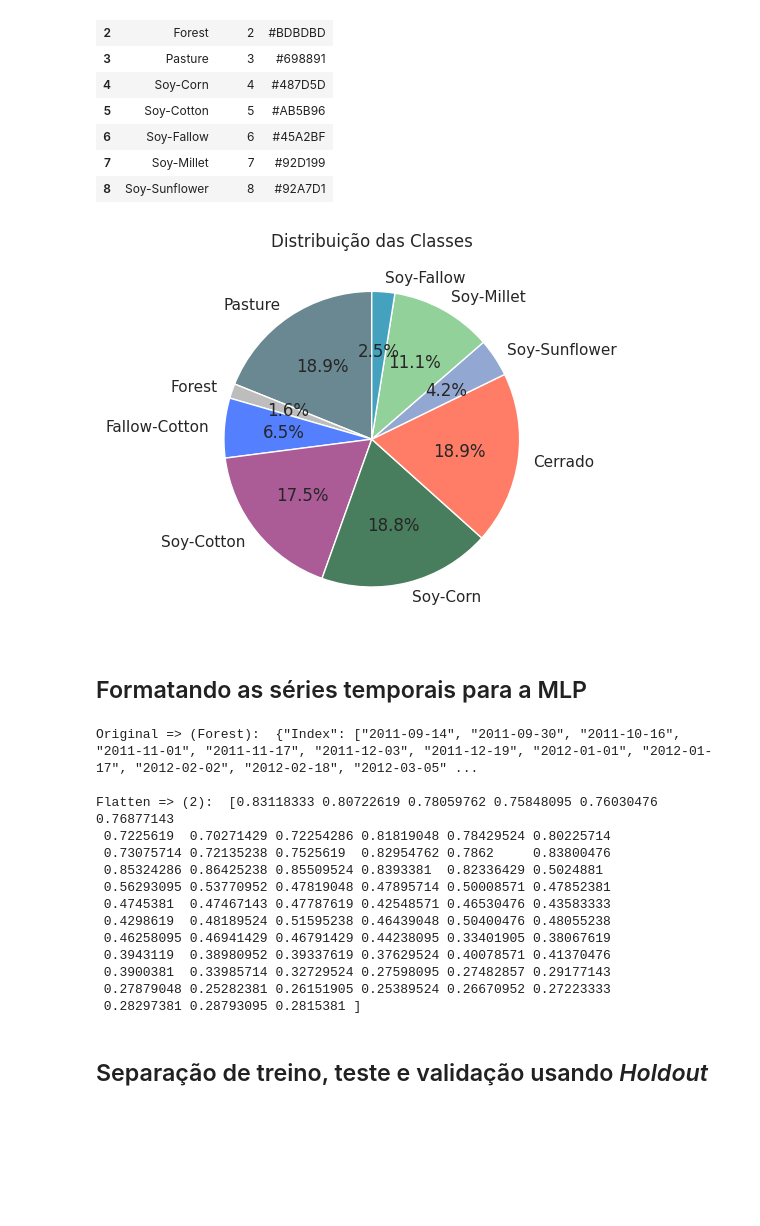
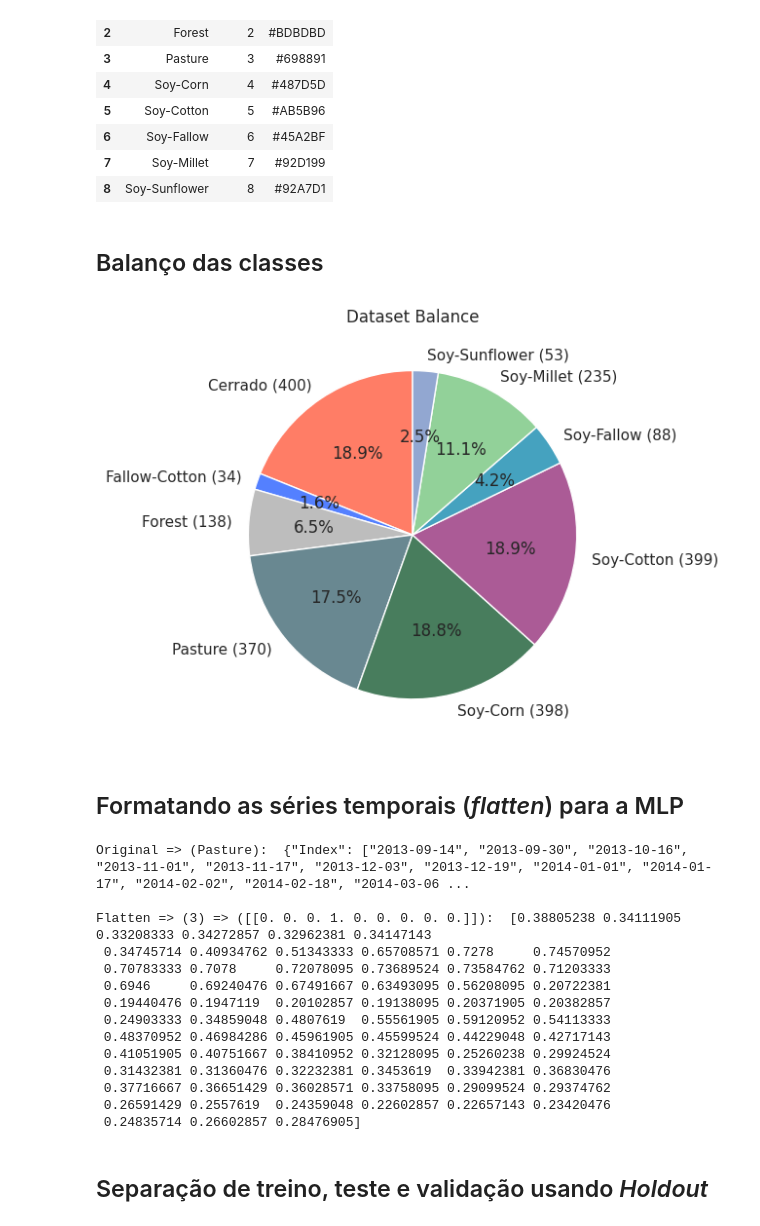
Before and after one commit to AbnerErnaniADSFatec/sbj_grad_neurocomputing_sources, a Jupyter notebook: trabalho_final/trabalho_final.ipynb, the cells around one changed output. Cells and saved outputs as stored; diff of their text form; code cells hidden in the pictures; blank space fills up the shorter version.

```diff
--- a/trabalho_final/trabalho_final.ipynb
+++ b/trabalho_final/trabalho_final.ipynb
@@ -274,29 +265,41 @@ getAllClasses(samples)
 | 6 | Soy-Fallow | 6 | #45A2BF |
 | 7 | Soy-Millet | 7 | #92D199 |
 | 8 | Soy-Sunflower | 8 | #92A7D1 |
+# %% [markdown]
+## Balanço das classes
 # %%
 # Contar amostras por classe
 
 def plot_distribution(samples):
-    class_counts = pd.Series(list(samples['label'])).value_counts().sort_index()
-
-    # Labels (nomes das classes)
-    labels = [ str(getClass(samples, label=label_)['class_name'][0]) for label_ in list(set(samples['label'])) ]
-
-    colors = [ str(getClass(samples, label=label_)['color'][0]) for label_ in list(set(samples['label'])) ]
-
-    # Plotar gráfico de pizza
+    # ======================================================
+    # CLASS COUNTS
+    # ======================================================
+    class_counts = pd.Series(samples['label']).value_counts().sort_index()
+    # ======================================================
+    # LABELS WITH COUNTS
+    # ======================================================
+    labels = []
+    colors = []
+    for label_ in class_counts.index:
+        class_name = getClass(samples, label=label_)['class_name'][0]
+        color = getClass(samples, label=label_)['color'][0]
+        count = class_counts[label_]
+        labels.append(f"{class_name} ({count})")
+        colors.append(color)
+    # ======================================================
+    # PIE PLOT
+    # ======================================================
     plt.figure()
     plt.pie(class_counts, labels=labels, colors=colors, autopct='%1.1f%%', startangle=90)
-    plt.title('Distribuição das Classes')
-
+    plt.title('Dataset Balance')
+    plt.tight_layout()
     plt.show()
 
 plot_distribution(samples = samples_smoothed)
 # %% [output]
-[figure, old version]
+[figure, new version]
 # %% [markdown]
-## Formatando as séries temporais para a MLP
+## Formatando as séries temporais (_flatten_) para a MLP
 # %%
 random_sample = random.randint(0, (len(samples_smoothed) - 1))
 
@@ -305,25 +308,26 @@ flatten = extract_features(original)
 
 label = samples_smoothed['label'][random_sample]
 label_code = encode_label(samples, label)
+one_hot_ = one_hot_ = one_hot([label_code], len(list(set(y))))
 
 print(f"Original => ({label}): ", original, "\n")
-print(f"Flatten => ({label_code}): ", flatten)
+print(f"Flatten => ({label_code}) => ({one_hot_}): ", flatten)
 print()
 # %% [output]
-Original => (Forest):  {"Index": ["2011-09-14", "2011-09-30", "2011-10-16", "2011-11-01", "2011-11-17", "2011-12-03", "2011-12-19", "2012-01-01", "2012-01-17", "2012-02-02", "2012-02-18", "2012-03-05" ...
+Original => (Pasture):  {"Index": ["2013-09-14", "2013-09-30", "2013-10-16", "2013-11-01", "2013-11-17", "2013-12-03", "2013-12-19", "2014-01-01", "2014-01-17", "2014-02-02", "2014-02-18", "2014-03-06 ...
 
-Flatten => (2):  [0.83118333 0.80722619 0.78059762 0.75848095 0.76030476 0.76877143
- 0.7225619  0.70271429 0.72254286 0.81819048 0.78429524 0.80225714
- 0.73075714 0.72135238 0.7525619  0.82954762 0.7862     0.83800476
- 0.85324286 0.86425238 0.85509524 0.8393381  0.82336429 0.5024881
- 0.56293095 0.53770952 0.47819048 0.47895714 0.50008571 0.47852381
- 0.4745381  0.47467143 0.47787619 0.42548571 0.46530476 0.43583333
- 0.4298619  0.48189524 0.51595238 0.46439048 0.50400476 0.48055238
- 0.46258095 0.46941429 0.46791429 0.44238095 0.33401905 0.38067619
- 0.3943119  0.38980952 0.39337619 0.37629524 0.40078571 0.41370476
- 0.3900381  0.33985714 0.32729524 0.27598095 0.27482857 0.29177143
- 0.27879048 0.25282381 0.26151905 0.25389524 0.26670952 0.27223333
- 0.28297381 0.28793095 0.2815381 ]
+Flatten => (3) => ([[0. 0. 0. 1. 0. 0. 0. 0. 0.]]):  [0.38805238 0.34111905 0.33208333 0.34272857 0.32962381 0.34147143
+ 0.34745714 0.40934762 0.51343333 0.65708571 0.7278     0.74570952
+ 0.70783333 0.7078     0.72078095 0.73689524 0.73584762 0.71203333
+ 0.6946     0.69240476 0.67491667 0.63493095 0.56208095 0.20722381
+ 0.19440476 0.1947119  0.20102857 0.19138095 0.20371905 0.20382857
+ 0.24903333 0.34859048 0.4807619  0.55561905 0.59120952 0.54113333
+ 0.48370952 0.46984286 0.45961905 0.45599524 0.44229048 0.42717143
+ 0.41051905 0.40751667 0.38410952 0.32128095 0.25260238 0.29924524
+ 0.31432381 0.31360476 0.32232381 0.3453619  0.33942381 0.36830476
+ 0.37716667 0.36651429 0.36028571 0.33758095 0.29099524 0.29374762
+ 0.26591429 0.2557619  0.24359048 0.22602857 0.22657143 0.23420476
+ 0.24835714 0.26602857 0.28476905]
 # %% [markdown]
 ## Separação de treino, teste e validação usando _Holdout_
 # %%
```
Also changed, not shown: parts of 26 cells of this notebook, 19 other files.
